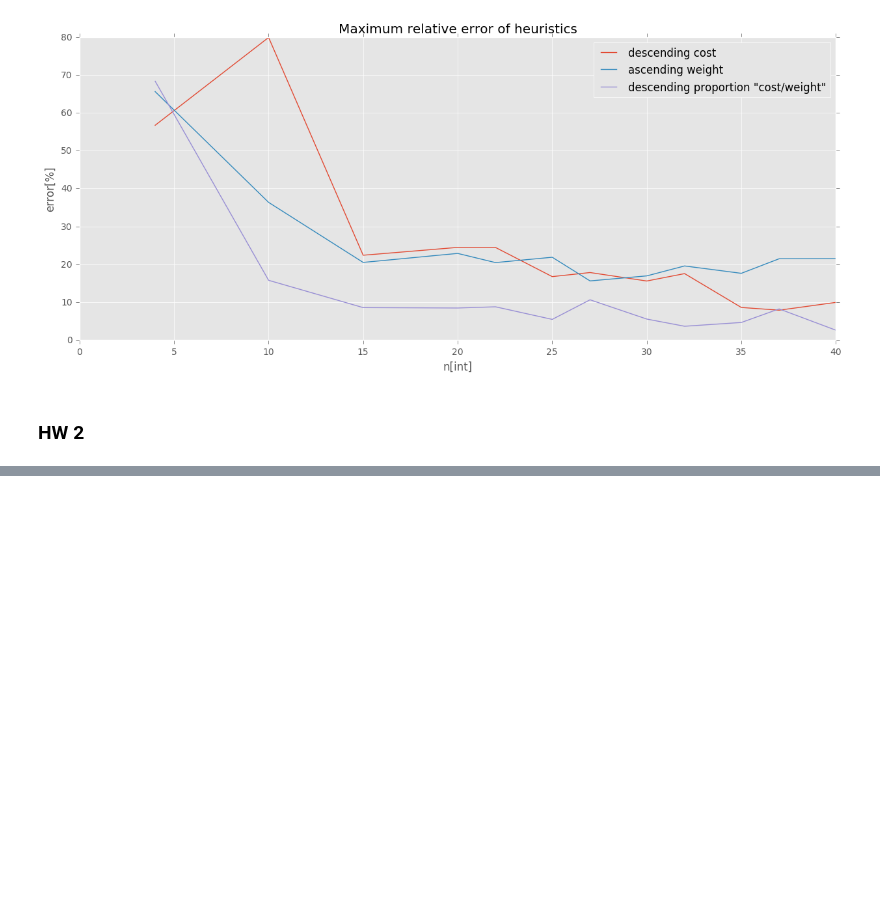
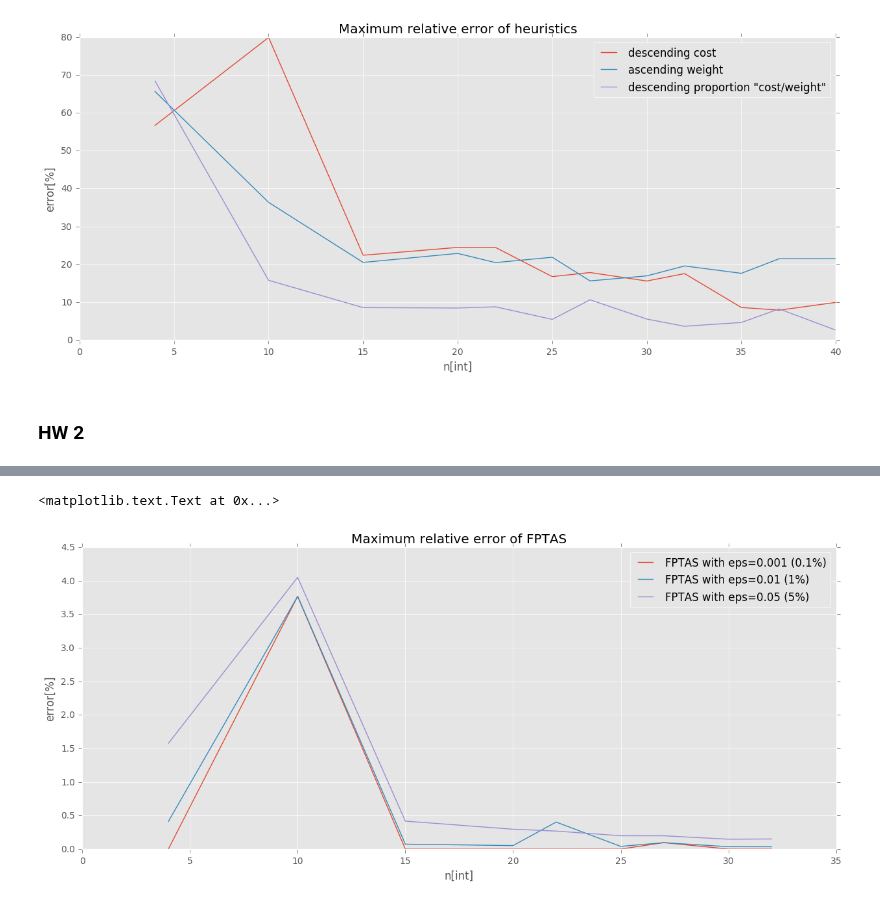
Before and after one commit to bobirdmi/MI-PAA, a Jupyter notebook: hw1-2.ipynb, the cells around one changed output, grey strips where cells are left out. Drawn from its saved outputs; the diff is of its cells as text; code cells hidden in the pictures; blank space fills up the shorter version.

```diff
--- a/hw1-2.ipynb
+++ b/hw1-2.ipynb
@@ -619,0 +658,11 @@ plt.title('Maximum relative error of heuristics')
+# %%
+plt.plot(n_list_2, [x*100 for x in max_fptas_err_1], label='FPTAS with eps=0.001 (0.1%)')
+plt.plot(n_list_2, [x*100 for x in max_fptas_err_2], label='FPTAS with eps=0.01 (1%)')
+plt.plot(n_list_2, [x*100 for x in max_fptas_err_3], label='FPTAS with eps=0.05 (5%)')
+plt.xlabel('n[int]')
+plt.ylabel('error[%]')
+plt.legend(loc='best')
+plt.title('Maximum relative error of FPTAS')
+# %% [output]
+<matplotlib.text.Text at 0x...>
+[figure, added]
```
Also changed, not shown: parts of 9 cells of this notebook.
